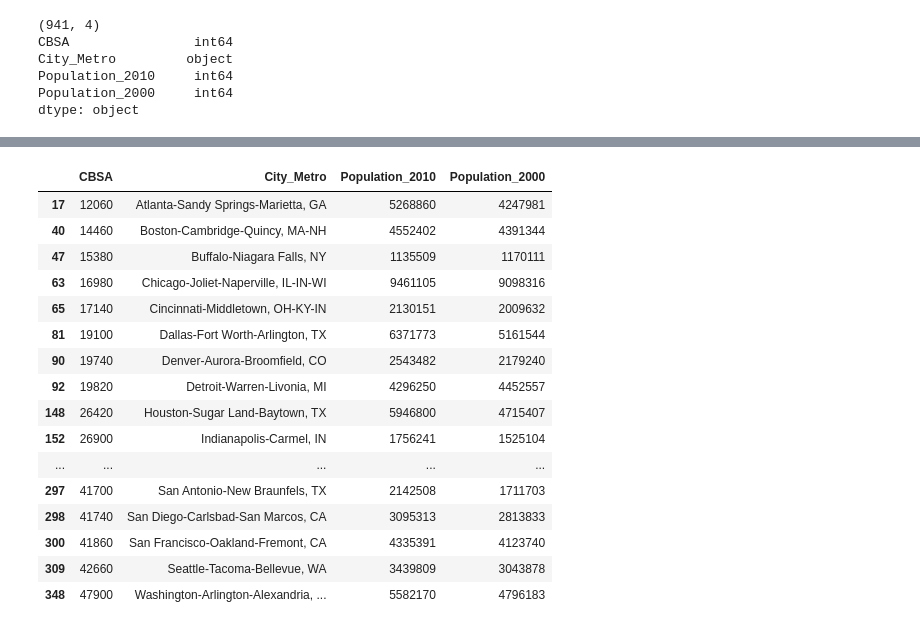
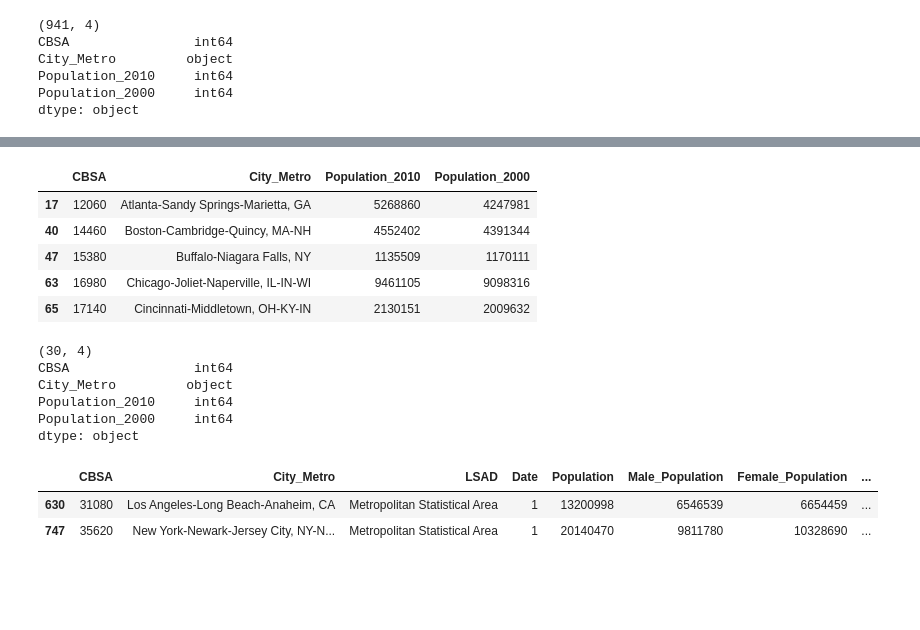
Before and after one commit to BerisDizdar/US_Population_And_GDP, a Jupyter notebook: Metro_Pop.ipynb, the cells around one changed output, grey strips where cells are left out. Saved outputs shown, nothing was run; the diff lists cells and outputs as text; code cells hidden in the pictures; blank space fills up the shorter version.

```diff
--- a/Metro_Pop.ipynb
+++ b/Metro_Pop.ipynb
@@ -230,21 +214,22 @@ Name: CBSA, Length: 941, dtype: float64
 DF2_Metro_Pop2000 = Metro_Pop_2000_DF2.iloc[[17, 40, 47, 63, 65, 81, 90, 92, 148, 152, 168, 185, 198, 199, 211, 213, 216, 217, 232, 234, 235, 246, 257, 258, 264, 297, 298, 300, 309, 348]]
 # %%
-DF2_Metro_Pop2000
+DF2_Metro_Pop2000.head()
 # %% [output]
 |  | CBSA | City_Metro | Population_2010 | Population_2000 |
 | 17 | 12060 | Atlanta-Sandy Springs-Marietta, GA | 5268860 | 4247981 |
 | 40 | 14460 | Boston-Cambridge-Quincy, MA-NH | 4552402 | 4391344 |
 | 47 | 15380 | Buffalo-Niagara Falls, NY | 1135509 | 1170111 |
 | 63 | 16980 | Chicago-Joliet-Naperville, IL-IN-WI | 9461105 | 9098316 |
 | 65 | 17140 | Cincinnati-Middletown, OH-KY-IN | 2130151 | 2009632 |
-| 81 | 19100 | Dallas-Fort Worth-Arlington, TX | 6371773 | 5161544 |
-| 90 | 19740 | Denver-Aurora-Broomfield, CO | 2543482 | 2179240 |
-| 92 | 19820 | Detroit-Warren-Livonia, MI | 4296250 | 4452557 |
-| 148 | 26420 | Houston-Sugar Land-Baytown, TX | 5946800 | 4715407 |
-| 152 | 26900 | Indianapolis-Carmel, IN | 1756241 | 1525104 |
-| ... | ... | ... | ... | ... |
-| 297 | 41700 | San Antonio-New Braunfels, TX | 2142508 | 1711703 |
-| 298 | 41740 | San Diego-Carlsbad-San Marcos, CA | 3095313 | 2813833 |
-| 300 | 41860 | San Francisco-Oakland-Fremont, CA | 4335391 | 4123740 |
-| 309 | 42660 | Seattle-Tacoma-Bellevue, WA | 3439809 | 3043878 |
-| 348 | 47900 | Washington-Arlington-Alexandria, ... | 5582170 | 4796183 |
+# %%
+MetroPop2000_Shape = DF2_Metro_Pop2000.shape
+print(MetroPop2000_Shape)
+MetroPop2000_Dtypes = DF2_Metro_Pop2000.dtypes
+print(MetroPop2000_Dtypes)
+# %% [output]
+(30, 4)
+CBSA                int64
+City_Metro         object
+Population_2010     int64
+Population_2000     int64
+dtype: object
@@ -250,0 +242,8 @@ DF2_Metro_Pop2000
+# %%
+# Which metro areas have a population over 10 million?
+HighestPop = DF1_MetPop2020[DF1_MetPop2020['Population'] > 10000000]
+HighestPop
+# %% [output]
+|  | CBSA | City_Metro | LSAD | Date | Population | Male_Population | Female_Population | ... |
+| 630 | 31080 | Los Angeles-Long Beach-Anaheim, CA | Metropolitan Statistical Area | 1 | 13200998 | 6546539 | 6654459 | ... |
+| 747 | 35620 | New York-Newark-Jersey City, NY-N... | Metropolitan Statistical Area | 1 | 20140470 | 9811780 | 10328690 | ... |
```
Also changed, not shown: parts of 23 cells of this notebook.
